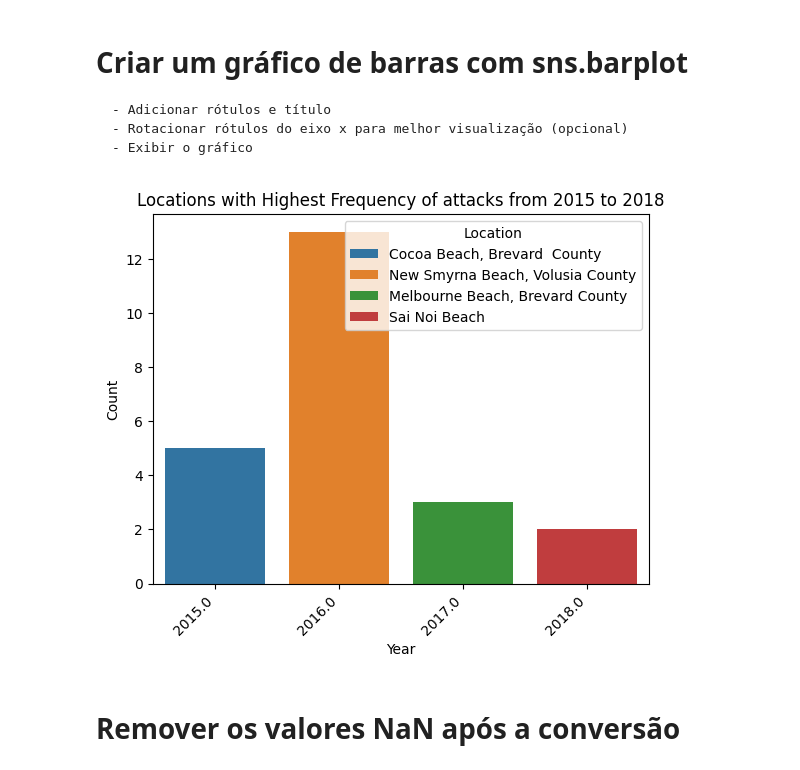
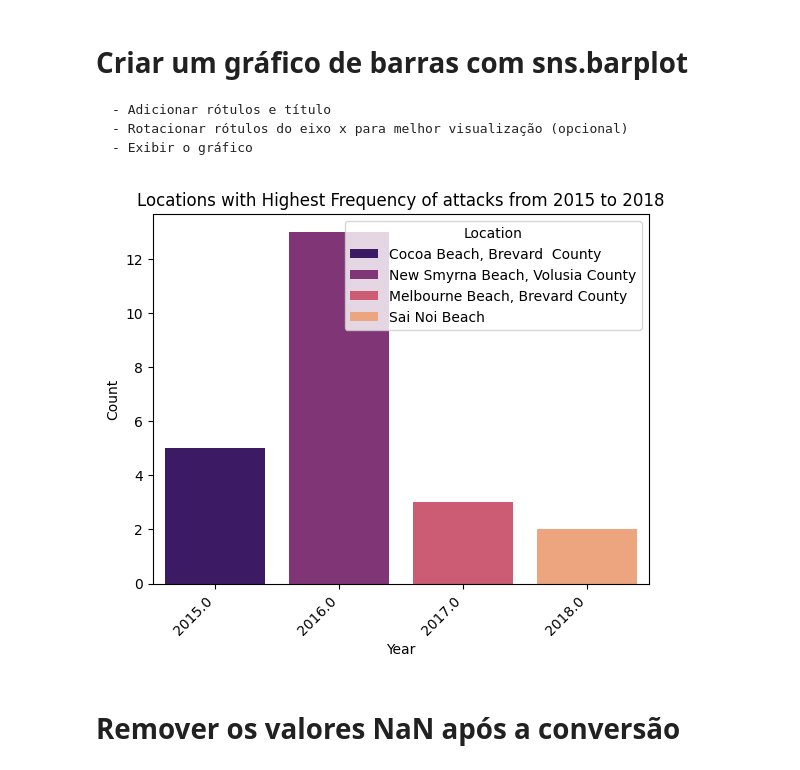
Before and after one commit to leoolessa/Project-one, a Jupyter notebook: test.ipynb, the cells around one changed output. Saved outputs shown, nothing was run; the diff lists cells and outputs as text; code cells hidden in the pictures.

```diff
--- a/test.ipynb
+++ b/test.ipynb
@@ -171,15 +172,15 @@ top_location_by_year
     - Rotacionar rótulos do eixo x para melhor visualização (opcional)
     - Exibir o gráfico
 # %%
-barplot = sns.barplot(x="Year", y="Count", hue="Location", data=top_location_by_year)
+barplot = sns.barplot(x="Year", y="Count", hue="Location", data=top_location_by_year, palette="magma")
 
 plt.xlabel('Year')
 plt.ylabel('Count')
 plt.title('Locations with Highest Frequency of attacks from 2015 to 2018')
 plt.xticks(rotation=45, ha='right')
 plt.show()
 # %% [output]
-[figure, old version]
+[figure, new version]
 # %% [markdown]
 # Remover os valores NaN após a conversão
 # %%
```
Also changed, not shown: parts of 25 cells of this notebook, 9 other files.
